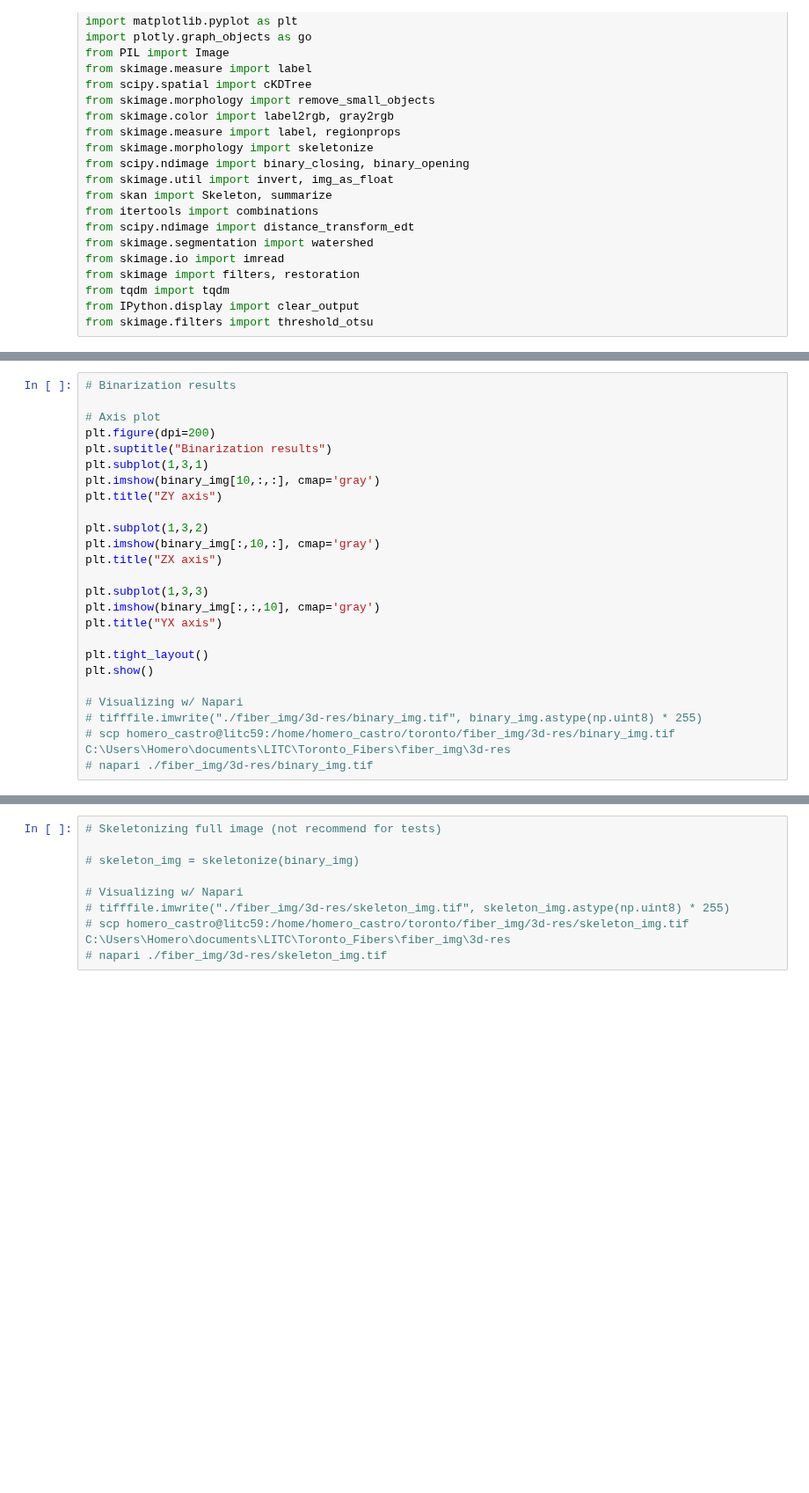
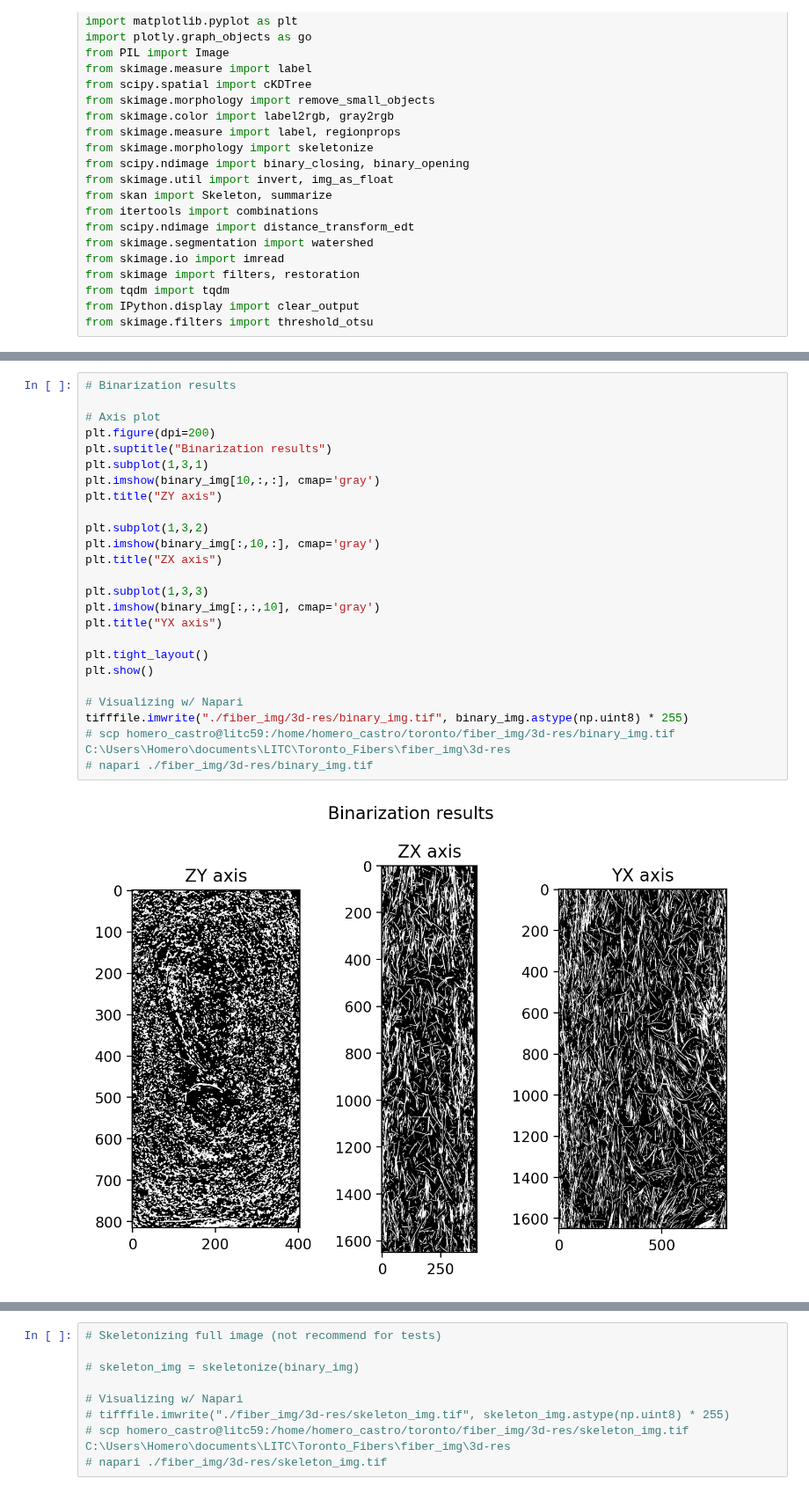
Before and after one commit to litc-ufmg/toronto-fibers, a Jupyter notebook: fiber_seg_3D.ipynb, the cells around one changed output, grey strips where cells are left out. Shown at 88% size. Saved outputs shown, nothing was run; the diff lists cells and outputs as text; blank space fills up the shorter version.

```diff
--- a/fiber_seg_3D.ipynb
+++ b/fiber_seg_3D.ipynb
@@ -305,27 +320,29 @@ binary_img = selected_tiff_img > binary_threshold
 # %%
 # Binarization results
 
 # Axis plot
 plt.figure(dpi=200)
 plt.suptitle("Binarization results")
 plt.subplot(1,3,1)
 plt.imshow(binary_img[10,:,:], cmap='gray')
 plt.title("ZY axis")
 
 plt.subplot(1,3,2)
 plt.imshow(binary_img[:,10,:], cmap='gray')
 plt.title("ZX axis")
 
 plt.subplot(1,3,3)
 plt.imshow(binary_img[:,:,10], cmap='gray')
 plt.title("YX axis")
 
 plt.tight_layout()
 plt.show()
 
 # Visualizing w/ Napari
-# tifffile.imwrite("./fiber_img/3d-res/binary_img.tif", binary_img.astype(np.uint8) * 255)
+tifffile.imwrite("./fiber_img/3d-res/binary_img.tif", binary_img.astype(np.uint8) * 255)
 # scp homero_castro@litc59:/home/homero_castro/toronto/fiber_img/3d-res/binary_img.tif C:\Users\Homero\documents\LITC\Toronto_Fibers\fiber_img\3d-res
 # napari ./fiber_img/3d-res/binary_img.tif
+# %% [output]
+[figure, added]
 # %%
 # Selecting a 3D cubic section of the block for tests
```
Also changed, not shown: parts of 6 cells of this notebook, 2 other files.
